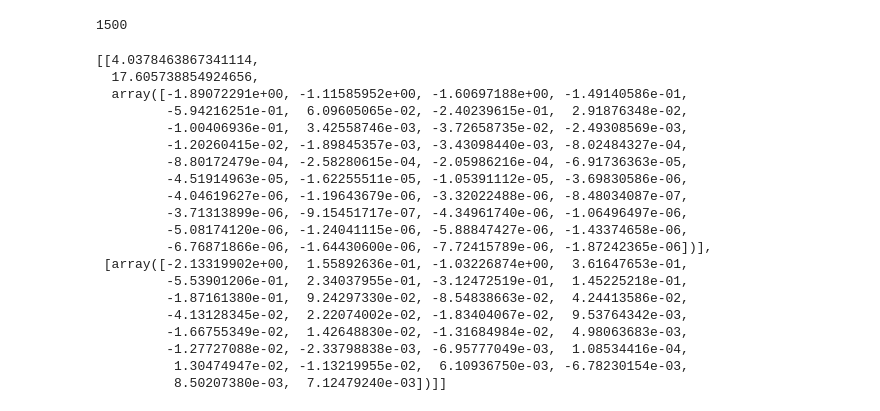
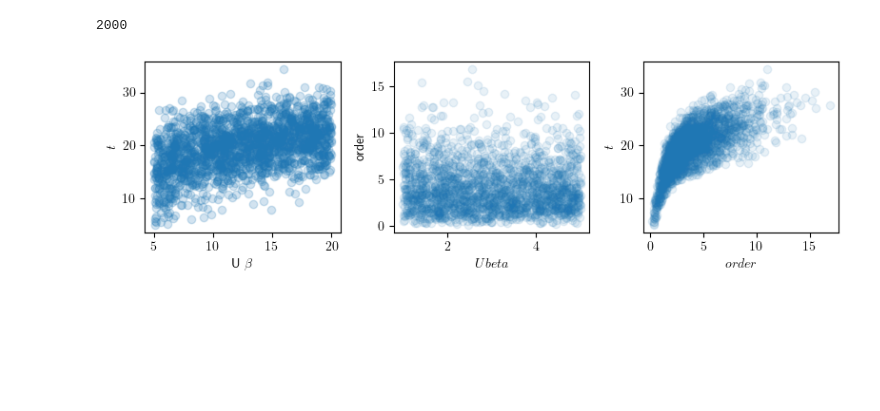
Before and after one commit to EgorcaA/gf2ML, a Jupyter notebook: train_model.ipynb, the cells around one changed output. Cells and saved outputs as stored; diff of their text form; code cells hidden in the pictures; blank space fills up the shorter version.

```diff
--- a/train_model.ipynb
+++ b/train_model.ipynb
@@ -28,45 +30,54 @@ def load_db(filename):
         params = ar["params"]
         smpls_list = ar["samples"]
     # print(params)
-    data2train = [ [[params[smpl_id]['U'], params[smpl_id]['beta'], np.real(sample['G0_legendre'].data).flatten()],
-                    [ np.real(sample['G_legendre'].data).flatten()]]
+    data2train = [ [[sample['time2solve'], sample['averageorder']],
+                    [params[smpl_id]['U'], params[smpl_id]['beta'],
+                      np.real(sample['G0_l'].data).flatten()],
+                    [ np.real(sample['G_l'].data).flatten()]]
                   for smpl_id, sample in enumerate(smpls_list)]
     return data2train
 
-db_names = [
-    'database_v4.h5',
-    'database_v5.h5',
-    'database_v6.h5'
-            ]
+# db_names = [
+#     'database_v4.h5',
+#     'database_v5.h5',
+#     'database_v6.h5'
+#             ]
+db_names = ['./data/databaseV8.h5',
+            './data/databaseV9.h5',
+            './data/databaseV10.h5',
+            './data/databaseV11.h5']
 data_list = [load_db(db_name) for db_name in db_names]
 data = []
 for dataq in data_list:
     data.extend(dataq)
 print(len(data))
 # %% [output]
-1500
+2000
-# %%
-data[0]
-# %% [output]
-[[4.0378463867341114,
-  17.605738854924656,
-  array([-1.89072291e+00, -1.11585952e+00, -1.60697188e+00, -1.49140586e-01,
-         -5.94216251e-01,  6.09605065e-02, -2.40239615e-01,  2.91876348e-02,
-         -1.00406936e-01,  3.42558746e-03, -3.72658735e-02, -2.49308569e-03,
-         -1.20260415e-02, -1.89845357e-03, -3.43098440e-03, -8.02484327e-04,
-         -8.80172479e-04, -2.58280615e-04, -2.05986216e-04, -6.91736363e-05,
-         -4.51914963e-05, -1.62255511e-05, -1.05391112e-05, -3.69830586e-06,
-         -4.04619627e-06, -1.19643679e-06, -3.32022488e-06, -8.48034087e-07,
-         -3.71313899e-06, -9.15451717e-07, -4.34961740e-06, -1.06496497e-06,
-         -5.08174120e-06, -1.24041115e-06, -5.88847427e-06, -1.43374658e-06,
-         -6.76871866e-06, -1.64430600e-06, -7.72415789e-06, -1.87242365e-06])],
- [array([-2.13319902e+00,  1.55892636e-01, -1.03226874e+00,  3.61647653e-01,
-         -5.53901206e-01,  2.34037955e-01, -3.12472519e-01,  1.45225218e-01,
-         -1.87161380e-01,  9.24297330e-02, -8.54838663e-02,  4.24413586e-02,
-         -4.13128345e-02,  2.22074002e-02, -1.83404067e-02,  9.53764342e-03,
-         -1.66755349e-02,  1.42648830e-02, -1.31684984e-02,  4.98063683e-03,
-         -1.27727088e-02, -2.33798838e-03, -6.95777049e-03,  1.08534416e-04,
-          1.30474947e-02, -1.13219955e-02,  6.10936750e-03, -6.78230154e-03,
-          8.50207380e-03,  7.12479240e-03])]]
+# %%
+U       = np.array([sample[1][0] for sample in data])
+beta    = np.array([sample[1][1] for sample in data])
+times   = np.array([sample[0][0] for sample in data])
+order   = np.array([sample[0][1] for sample in data])
+# %%
+fig, (ax, bx, cx) = plt.subplots(  1, 3, figsize=( 8, 2.5), dpi=100)
+
+ax.scatter(beta, times, alpha=0.2)
+ax.set_xlabel(r'U $\beta$')
+ax.set_ylabel(r'$t$')
+
+# bx.scatter(U, time)
+bx.scatter(U, order, alpha=0.1)
+bx.set_xlabel(r'$U beta$')
+bx.set_ylabel('order')
+
+cx.scatter(order, times, alpha=0.1)
+cx.set_xlabel(r'$order$')
+cx.set_ylabel(r'$t$')
+
+
+fig.tight_layout()
+plt.show()
+# %% [output]
+[figure, added]
 # %%
 def make_training_Data(db):
```
Also changed, not shown: parts of 15 cells of this notebook, 19 other files.
